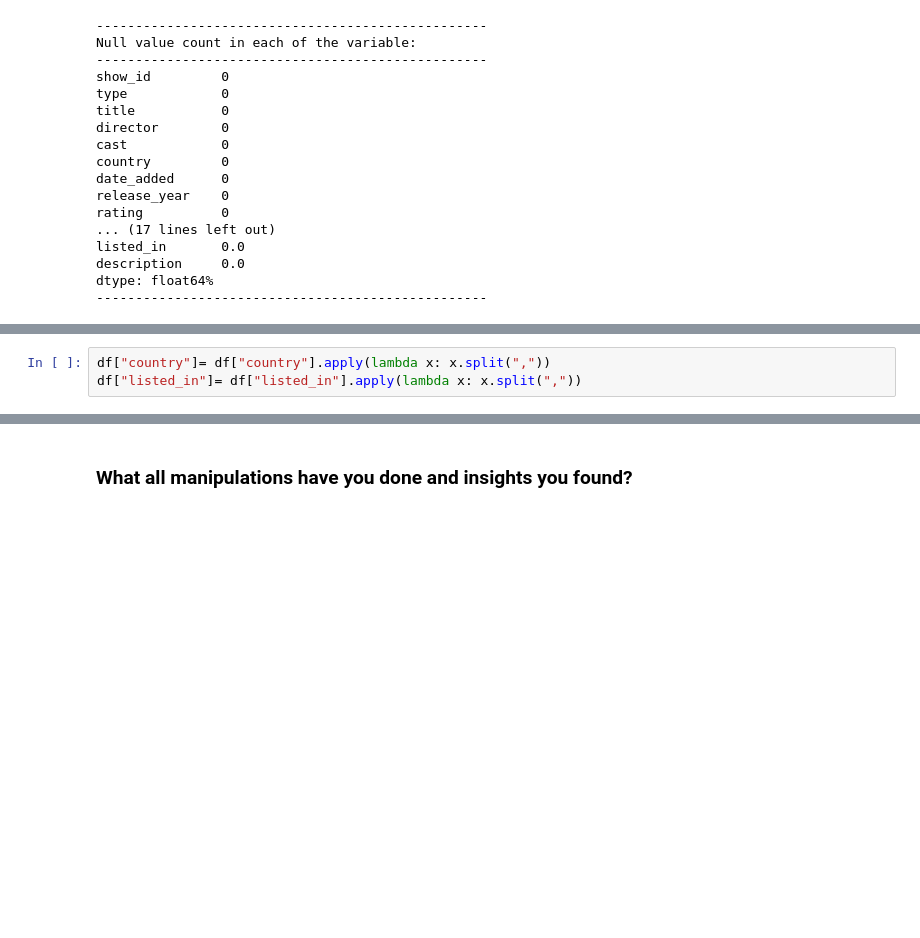
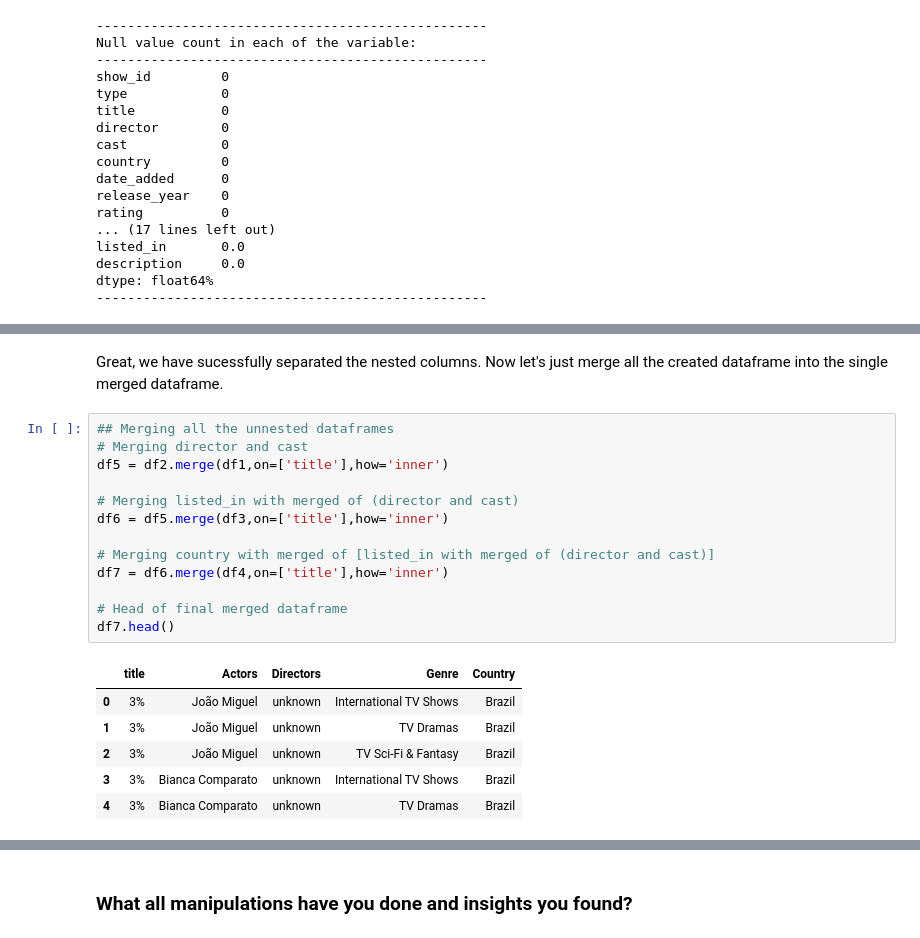
Before and after one commit to Shahrukh2016/Netflix_Movies_and_TV_Shows_Clustering, a Jupyter notebook: IndividualColab_NetflixMoviesAndTvShowsClustering.ipynb, the cells around one changed output, grey strips where cells are left out. Saved outputs shown, nothing was run; the diff lists cells and outputs as text; blank space fills up the shorter version.

```diff
--- a/IndividualColab_NetflixMoviesAndTvShowsClustering.ipynb
+++ b/IndividualColab_NetflixMoviesAndTvShowsClustering.ipynb
@@ -410,3 +393,0 @@ df["genre_count"]= df["listed_in"].apply(lambda x: len(x.split(",")))
-# %%
-df["country"]= df["country"].apply(lambda x: x.split(","))
-df["listed_in"]= df["listed_in"].apply(lambda x: x.split(","))
@@ -534,0 +480,22 @@ memory usage: 988.1+ KB
+# %% [markdown]
+Great, we have sucessfully separated the nested columns. Now let's just merge all the created dataframe into the single merged dataframe.
+# %%
+## Merging all the unnested dataframes
+# Merging director and cast
+df5 = df2.merge(df1,on=['title'],how='inner')
+
+# Merging listed_in with merged of (director and cast)
+df6 = df5.merge(df3,on=['title'],how='inner')
+
+# Merging country with merged of [listed_in with merged of (director and cast)]
+df7 = df6.merge(df4,on=['title'],how='inner')
+
+# Head of final merged dataframe
+df7.head()
+# %% [output]
+|  | title | Actors | Directors | Genre | Country |
+| 0 | 3% | João Miguel | unknown | International TV Shows | Brazil |
+| 1 | 3% | João Miguel | unknown | TV Dramas | Brazil |
+| 2 | 3% | João Miguel | unknown | TV Sci-Fi & Fantasy | Brazil |
+| 3 | 3% | Bianca Comparato | unknown | International TV Shows | Brazil |
+| 4 | 3% | Bianca Comparato | unknown | TV Dramas | Brazil |
```
Also changed, not shown: parts of 34 cells of this notebook.
